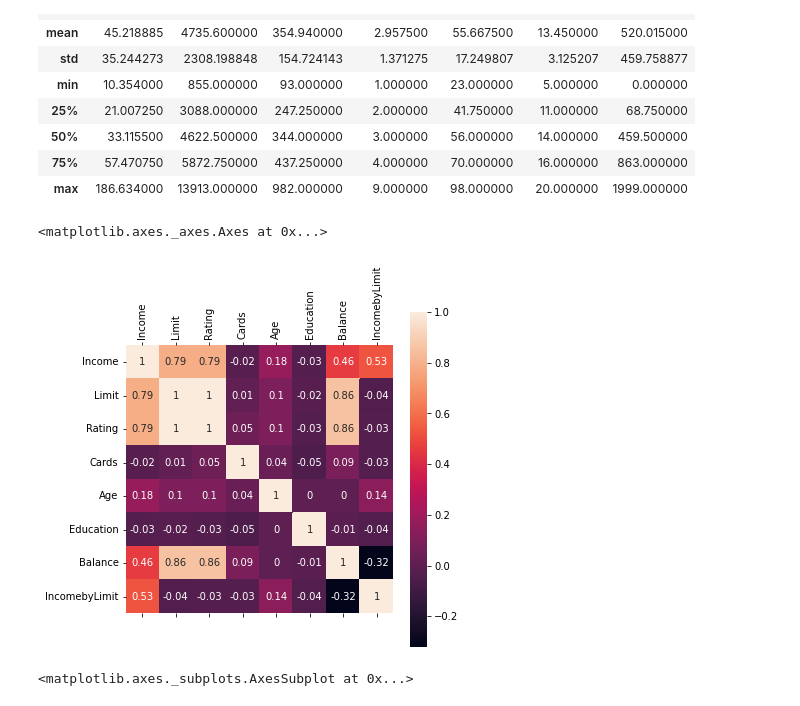
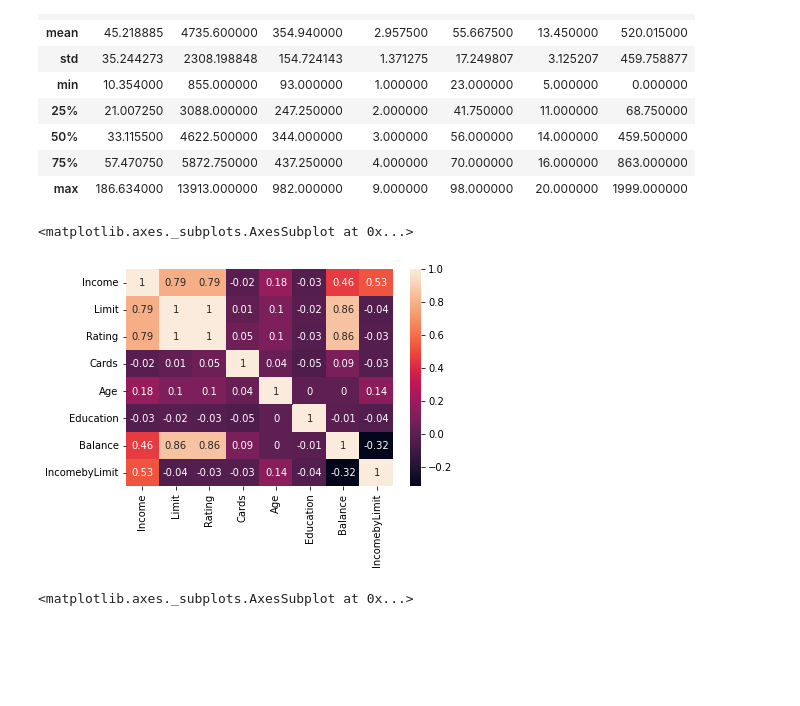
Before and after one commit to aimanova7831/Homework-1, a Jupyter notebook: Homework2.ipynb, the cells around one changed output. Drawn from its saved outputs; the diff is of its cells as text; code cells hidden in the pictures; blank space fills up the shorter version.

```diff
--- a/Homework2.ipynb
+++ b/Homework2.ipynb
@@ -54,15 +54,12 @@ credit.describe()
 # %%
 #Q5-Use seasoborns heat map to generate following heatmap
 # annot = True to print the correlation inside the square
 corr=credit.corr()
-fig = plt.figure(figsize=(6,6))
-plt.matshow(corr.round(2), cmap='RdBu', fignum=fig.number)
-plt.xticks(range(len(corr.columns)), corr.columns, rotation='vertical');
-plt.yticks(range(len(corr.columns)), corr.columns);
-sns.heatmap(corr.round(2),annot=True)
+fig, ax = plt.subplots(figsize=(6,4))
+sns.heatmap(corr.round(2),annot=True, ax=ax)
 # %% [output]
-<matplotlib.axes._axes.Axes at 0x...>
+<matplotlib.axes._subplots.AxesSubplot at 0x...>
-[figure, old version]
+[figure, new version]
 # %%
 #Q6-Plot the density distribution of Balance
 credit['Balance'].plot(kind='density', figsize=(6,4))
```
